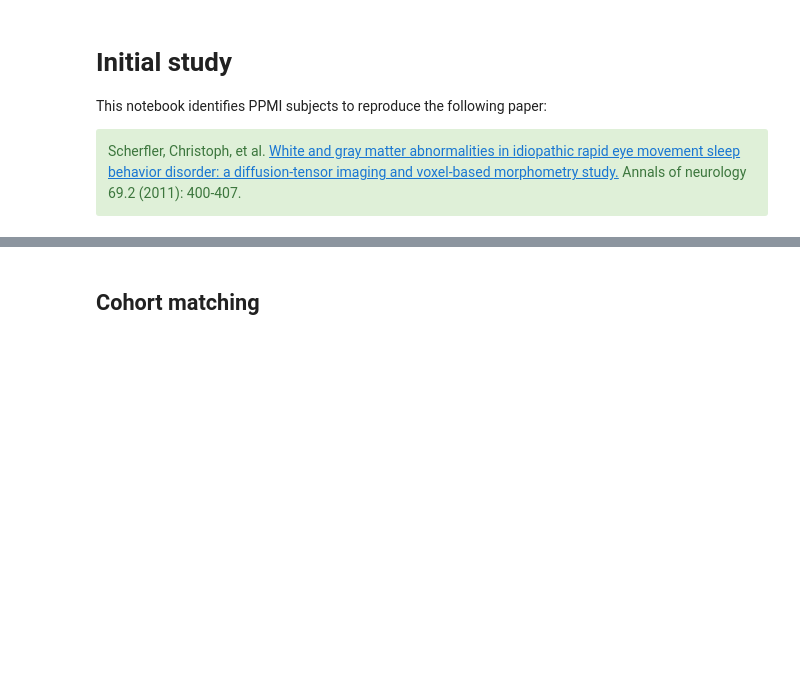
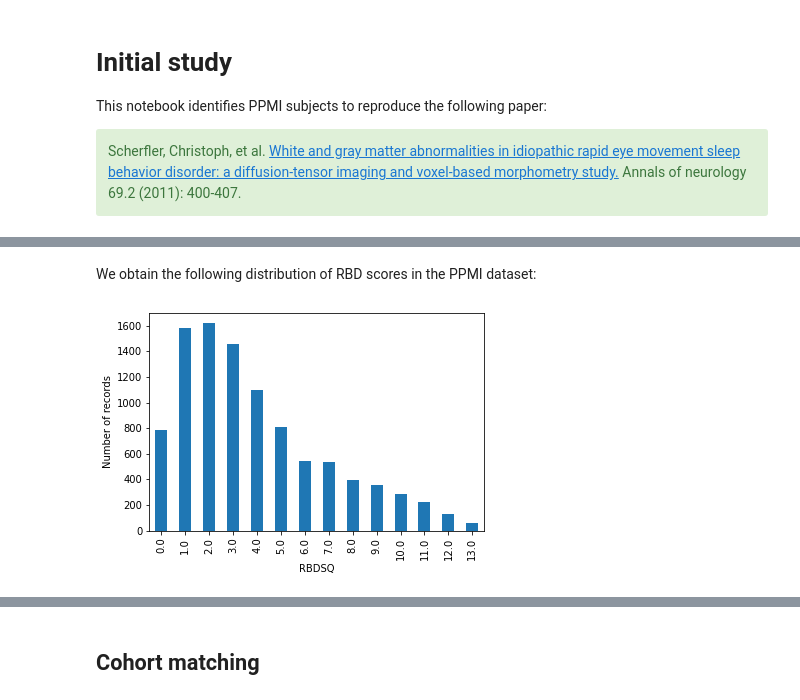
Before and after one commit to LivingPark-MRI/scherfler-etal, a Jupyter notebook: scherfler-etal.ipynb, the cells around one changed output, grey strips where cells are left out. Drawn from its saved outputs; the diff is of its cells as text; code cells hidden in the pictures; blank space fills up the shorter version.

Commit message:
Added image analysis (WIP)

```diff
--- a/scherfler-etal.ipynb
+++ b/scherfler-etal.ipynb
@@ -135,0 +98,51 @@ norbd_age_sex['RBD_group'] = 0
+# %% [markdown]
+We obtain the following distribution of RBD scores in the PPMI dataset:
+# %%
+# Load PPMI RSBDQ data
+import pandas as pd
+
+df = pd.read_csv(op.join("data", "REM_Sleep_Behavior_Disorder_Questionnaire.csv"))
+
+# Compute and add RBDSQ score
+df["RBDSQ"] = (
+    df["DRMVIVID"]  # Q1
+    + df["DRMAGRAC"]  # Q2
+    + df["DRMNOCTB"]  # Q3
+    + df["SLPLMBMV"]  # Q4
+    + df["SLPINJUR"]  # Q5
+    + df["DRMVERBL"]  # Q6.1
+    + df["DRMFIGHT"]  # Q6.2
+    + df["DRMUMV"]  # Q6.3
+    + df["DRMOBJFL"]  # Q6.4
+    + df["MVAWAKEN"]  # Q7
+    + df["DRMREMEM"]  # Q8
+    + df["SLPDSTRB"]  # Q9
+    + df[  # Q10
+        [
+            "BRNINFM",
+            "DEPRS",
+            "EPILEPSY",
+            "HETRA",
+            "NARCLPSY",
+            "PARKISM",
+            "RLS",
+            "STROKE",
+        ]
+    ].max(axis=1)
+)
+
+df["Q6"] = df["DRMVERBL"] + df["DRMFIGHT"] + df["DRMUMV"] + df["DRMOBJFL"]
+
+# Note: CNSOTHCM isn't present in data
+
+# Check that max RBDSQ score is <= 13
+assert df["RBDSQ"].max() <= 13
+
+df.groupby("RBDSQ").count()["REC_ID"].plot.bar()
+
+from matplotlib import pyplot as plt
+
+plt.ylabel("Number of records")
+plt.show()
+# %% [output]
+[figure, added]
```
Also changed, not shown: parts of 70 cells of this notebook, 1 other file.
